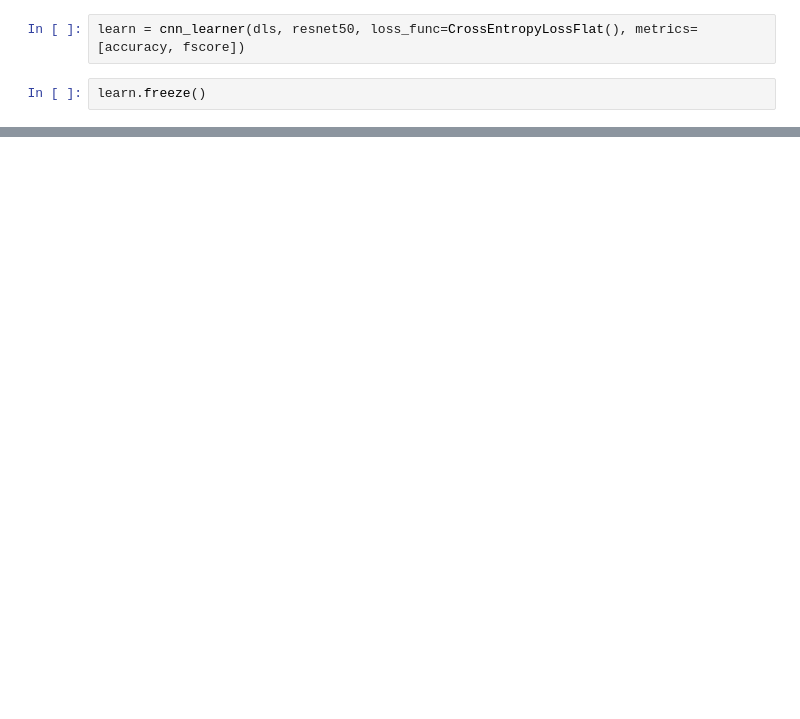
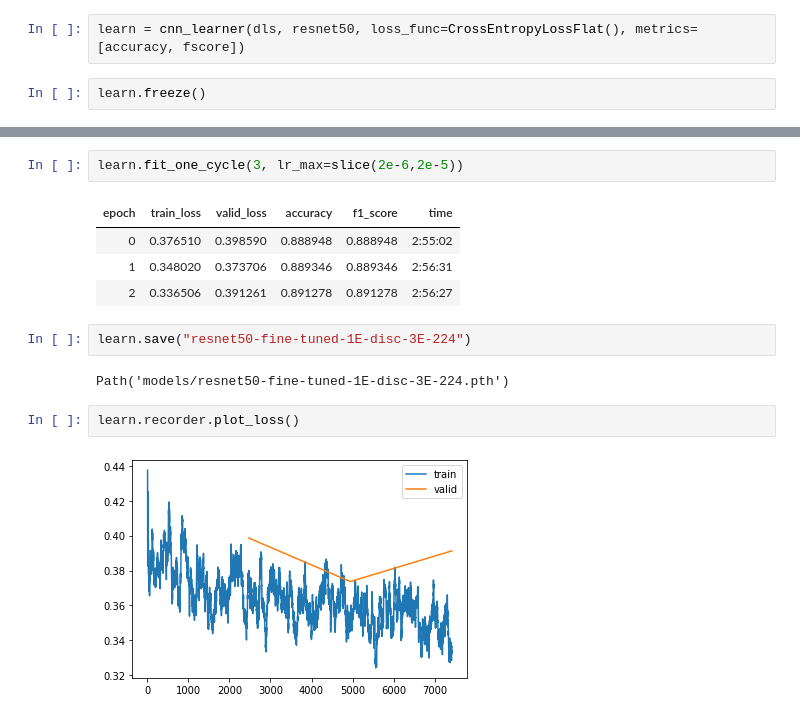
Before and after one commit to peluz/victor-visual-text, a Jupyter notebook: img_training.ipynb, the cells around one changed output, grey strips where cells are left out. Saved outputs shown, nothing was run; the diff lists cells and outputs as text; blank space fills up the shorter version.

```diff
--- a/img_training.ipynb
+++ b/img_training.ipynb
@@ -78,0 +124,15 @@ learn.fit_one_cycle(1, 1e-2)
+# %%
+learn.fit_one_cycle(3, lr_max=slice(2e-6,2e-5))
+# %% [output]
+| epoch | train_loss | valid_loss | accuracy | f1_score | time |
+| 0 | 0.376510 | 0.398590 | 0.888948 | 0.888948 | 2:55:02 |
+| 1 | 0.348020 | 0.373706 | 0.889346 | 0.889346 | 2:56:31 |
+| 2 | 0.336506 | 0.391261 | 0.891278 | 0.891278 | 2:56:27 |
+# %%
+learn.save("resnet50-fine-tuned-1E-disc-3E-224")
+# %% [output]
+Path('models/resnet50-fine-tuned-1E-disc-3E-224.pth')
+# %%
+learn.recorder.plot_loss()
+# %% [output]
+[figure, added]
```
Also changed, not shown: parts of 46 cells of this notebook, 1 other file.
